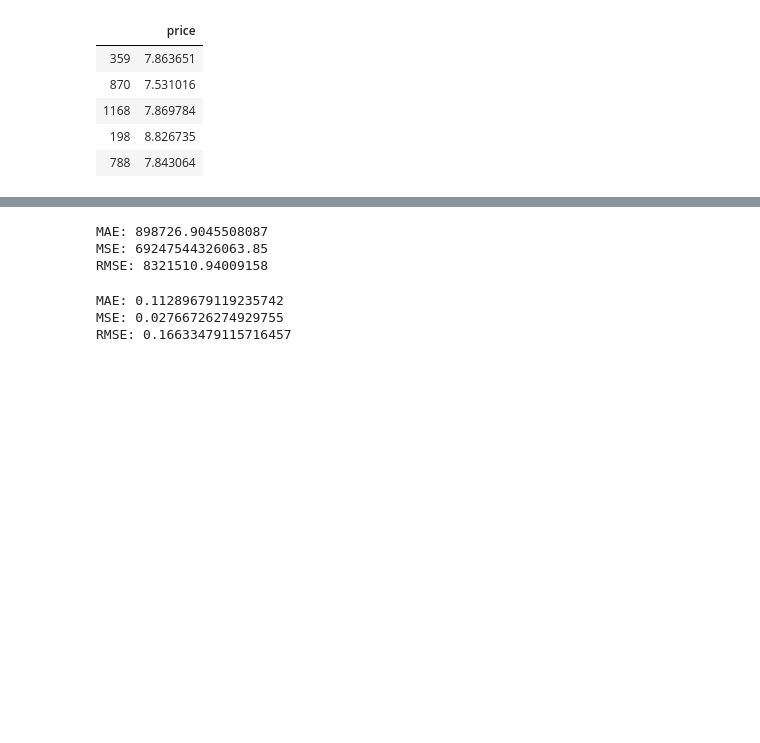
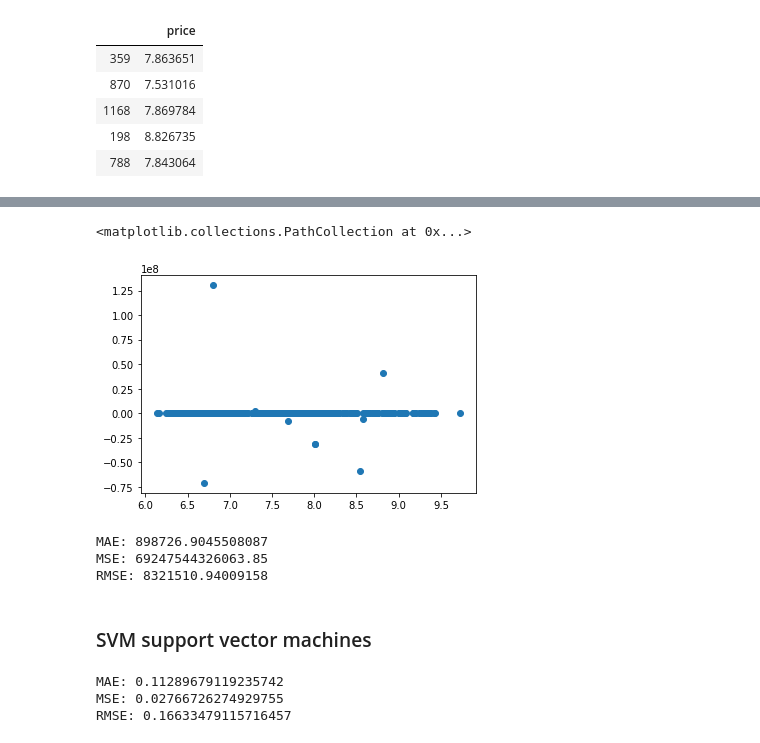
Before and after one commit to groverj2/diamond-price, a Jupyter notebook: diamond_manyfeat.ipynb, the cells around one changed output, grey strips where cells are left out. Saved outputs shown, nothing was run; the diff lists cells and outputs as text; code cells hidden in the pictures; blank space fills up the shorter version.

```diff
--- a/diamond_manyfeat.ipynb
+++ b/diamond_manyfeat.ipynb
@@ -565,6 +555,11 @@ X_test_poly = poly.fit_transform(X_test)
 reg_all = LinearRegression()
 reg_all.fit(X_train_poly,y_train)
 y_pred=reg_all.predict(X_test_poly)
+# %%
+plt.scatter(y_test,y_pred)
+# %% [output]
+<matplotlib.collections.PathCollection at 0x...>
+[figure, added]
 # %%
 print('MAE:', metrics.mean_absolute_error(y_test, y_pred))
 print('MSE:', metrics.mean_squared_error(y_test, y_pred))
@@ -578,3 +571,5 @@ RMSE: 8321510.94009158
+# %% [markdown]
+### SVM support vector machines
 # %%
 from sklearn.svm import SVR
 
```
Also changed, not shown: parts of 35 cells of this notebook.
